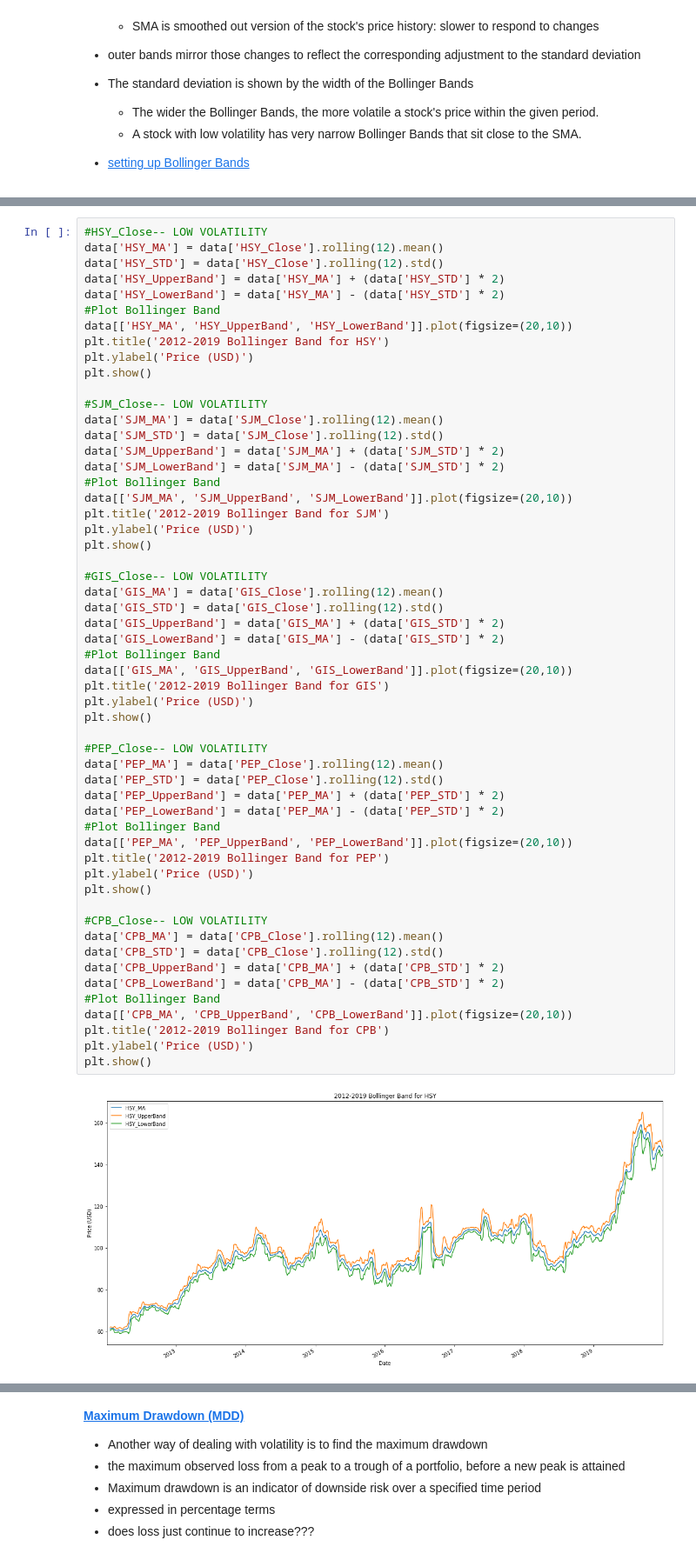
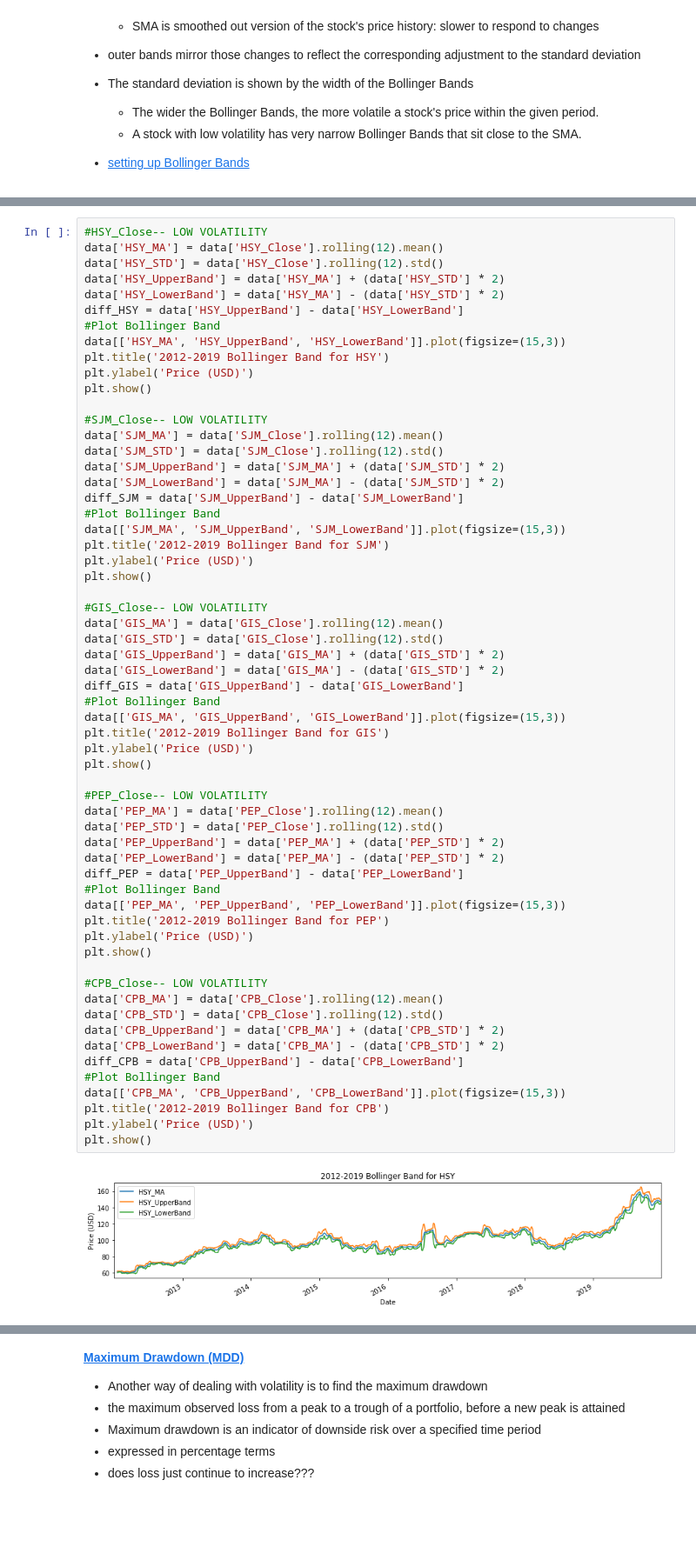
Before and after one commit to megankuscsik/Capstone-Project, a Jupyter notebook: EDA_Stats.ipynb, the cells around one changed output, grey strips where cells are left out. Shown at 87% size. Saved outputs shown, nothing was run; the diff lists cells and outputs as text; blank space fills up the shorter version.

```diff
--- a/EDA_Stats.ipynb
+++ b/EDA_Stats.ipynb
@@ -348,8 +401,9 @@ data['HSY_MA'] = data['HSY_Close'].rolling(12).mean()
 data['HSY_STD'] = data['HSY_Close'].rolling(12).std()
 data['HSY_UpperBand'] = data['HSY_MA'] + (data['HSY_STD'] * 2)
 data['HSY_LowerBand'] = data['HSY_MA'] - (data['HSY_STD'] * 2)
+diff_HSY = data['HSY_UpperBand'] - data['HSY_LowerBand']
 #Plot Bollinger Band
-data[['HSY_MA', 'HSY_UpperBand', 'HSY_LowerBand']].plot(figsize=(20,10))
+data[['HSY_MA', 'HSY_UpperBand', 'HSY_LowerBand']].plot(figsize=(15,3))
 plt.title('2012-2019 Bollinger Band for HSY')
 plt.ylabel('Price (USD)')
 plt.show()
@@ -359,8 +413,9 @@ data['SJM_MA'] = data['SJM_Close'].rolling(12).mean()
 data['SJM_STD'] = data['SJM_Close'].rolling(12).std()
 data['SJM_UpperBand'] = data['SJM_MA'] + (data['SJM_STD'] * 2)
 data['SJM_LowerBand'] = data['SJM_MA'] - (data['SJM_STD'] * 2)
+diff_SJM = data['SJM_UpperBand'] - data['SJM_LowerBand']
 #Plot Bollinger Band
-data[['SJM_MA', 'SJM_UpperBand', 'SJM_LowerBand']].plot(figsize=(20,10))
+data[['SJM_MA', 'SJM_UpperBand', 'SJM_LowerBand']].plot(figsize=(15,3))
 plt.title('2012-2019 Bollinger Band for SJM')
 plt.ylabel('Price (USD)')
 plt.show()
@@ -368,34 +423,37 @@ plt.show()
 #GIS_Close-- LOW VOLATILITY
 data['GIS_MA'] = data['GIS_Close'].rolling(12).mean()
 data['GIS_STD'] = data['GIS_Close'].rolling(12).std()
 data['GIS_UpperBand'] = data['GIS_MA'] + (data['GIS_STD'] * 2)
 data['GIS_LowerBand'] = data['GIS_MA'] - (data['GIS_STD'] * 2)
+diff_GIS = data['GIS_UpperBand'] - data['GIS_LowerBand']
 #Plot Bollinger Band
-data[['GIS_MA', 'GIS_UpperBand', 'GIS_LowerBand']].plot(figsize=(20,10))
+data[['GIS_MA', 'GIS_UpperBand', 'GIS_LowerBand']].plot(figsize=(15,3))
 plt.title('2012-2019 Bollinger Band for GIS')
 plt.ylabel('Price (USD)')
 plt.show()
 
 #PEP_Close-- LOW VOLATILITY
 data['PEP_MA'] = data['PEP_Close'].rolling(12).mean()
 data['PEP_STD'] = data['PEP_Close'].rolling(12).std()
 data['PEP_UpperBand'] = data['PEP_MA'] + (data['PEP_STD'] * 2)
 data['PEP_LowerBand'] = data['PEP_MA'] - (data['PEP_STD'] * 2)
+diff_PEP = data['PEP_UpperBand'] - data['PEP_LowerBand']
 #Plot Bollinger Band
-data[['PEP_MA', 'PEP_UpperBand', 'PEP_LowerBand']].plot(figsize=(20,10))
+data[['PEP_MA', 'PEP_UpperBand', 'PEP_LowerBand']].plot(figsize=(15,3))
 plt.title('2012-2019 Bollinger Band for PEP')
 plt.ylabel('Price (USD)')
 plt.show()
 
 #CPB_Close-- LOW VOLATILITY
 data['CPB_MA'] = data['CPB_Close'].rolling(12).mean()
 data['CPB_STD'] = data['CPB_Close'].rolling(12).std()
 data['CPB_UpperBand'] = data['CPB_MA'] + (data['CPB_STD'] * 2)
 data['CPB_LowerBand'] = data['CPB_MA'] - (data['CPB_STD'] * 2)
+diff_CPB = data['CPB_UpperBand'] - data['CPB_LowerBand']
 #Plot Bollinger Band
-data[['CPB_MA', 'CPB_UpperBand', 'CPB_LowerBand']].plot(figsize=(20,10))
+data[['CPB_MA', 'CPB_UpperBand', 'CPB_LowerBand']].plot(figsize=(15,3))
 plt.title('2012-2019 Bollinger Band for CPB')
 plt.ylabel('Price (USD)')
 plt.show()
 # %% [output]
-[figure, old version]
+[figure, new version]
```
Also changed, not shown: parts of 18 cells of this notebook, 1 other file.
